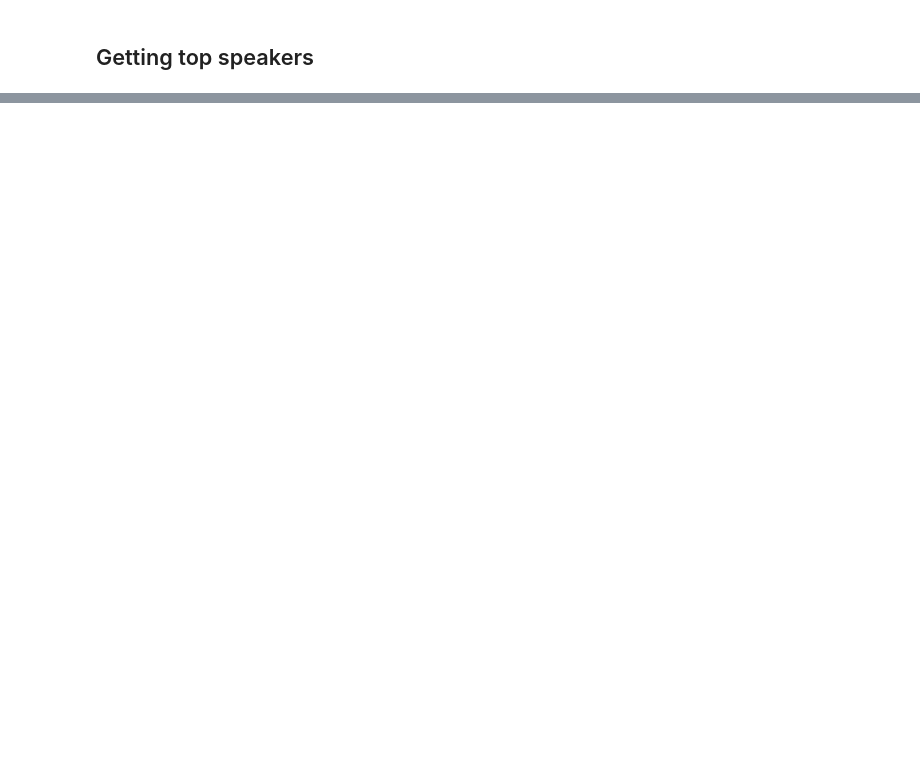
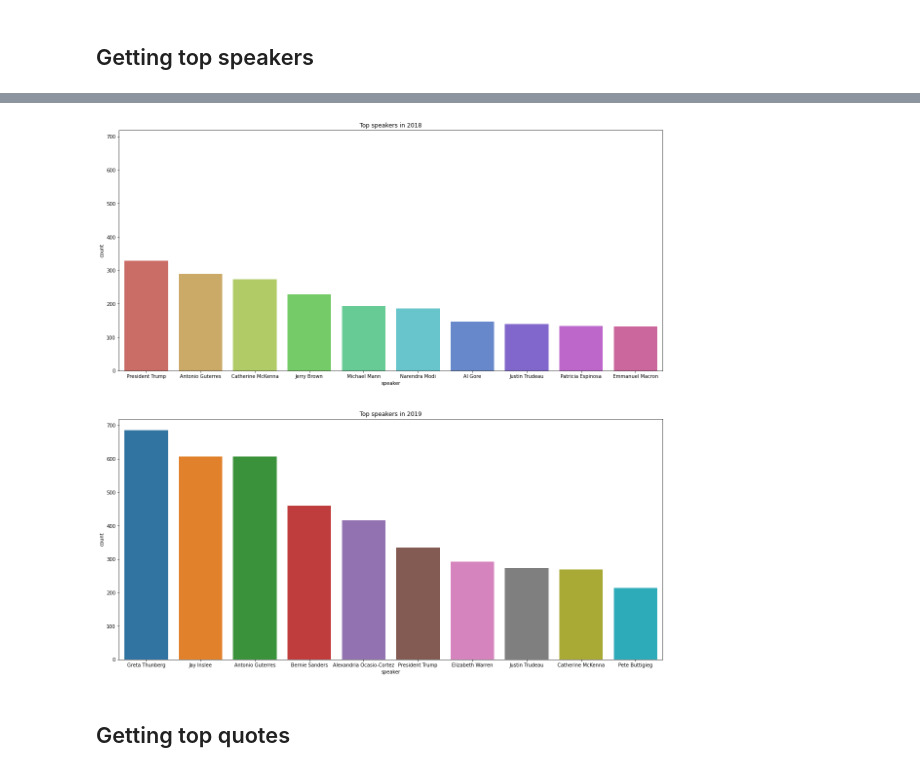
Before and after one commit to epfl-ada/ada-2021-project-hach, a Jupyter notebook: compilation.ipynb, the cells around one changed output, grey strips where cells are left out. Saved outputs shown, nothing was run; the diff lists cells and outputs as text; code cells hidden in the pictures; blank space fills up the shorter version.

```diff
--- a/compilation.ipynb
+++ b/compilation.ipynb
@@ -94 +97,12 @@ for y in range(2015, 2021):
+# %%
+def get_top_speakers_by_year(df):
+    top_speakers = pd.DataFrame()
+    for y in range(2015, 2021):
+        count = df[df.date.dt.year == y].query('speaker != "None"').groupby('speaker')['quoteID'].count().sort_values(ascending=False).to_frame()
+        count = count.rename(columns={"quoteID": "count"})
+        count.reset_index(inplace=True)
+        count.insert(0, 'year', y)
+        count.insert(3, 'rank_in_year', count.index + 1)
+        top_speakers = top_speakers.append(count)
+    return top_speakers.reset_index(drop=True)
 # %%
@@ -156,0 +151,2 @@ Name: quoteID, dtype: int64
+# %%
+top_speakers_by_year = get_top_speakers_by_year(full_climate_df)
@@ -156,0 +162,14 @@ Name: quoteID, dtype: int64
+# %%
+def plot_top_speakers_by_year(df):
+    fig, ax = plt.subplots(2, figsize=(20,20), sharey=True)
+    for i, y in enumerate(range(2018, 2020)):
+        ax[i].set_title('Top speakers in {}'.format(y))
+        curr_df = df[df.year == y][:10]
+        sns.barplot(ax = ax[i], x=curr_df['speaker'], y=curr_df['count'], palette="tab10" if i > 0 else "hls")
+    plt.show()
+
+plot_top_speakers_by_year(top_speakers_by_year)
+# %% [output]
+[figure, added]
+# %% [markdown]
+## Getting top quotes
```
Also changed, not shown: parts of 31 cells of this notebook, 2 other files.
